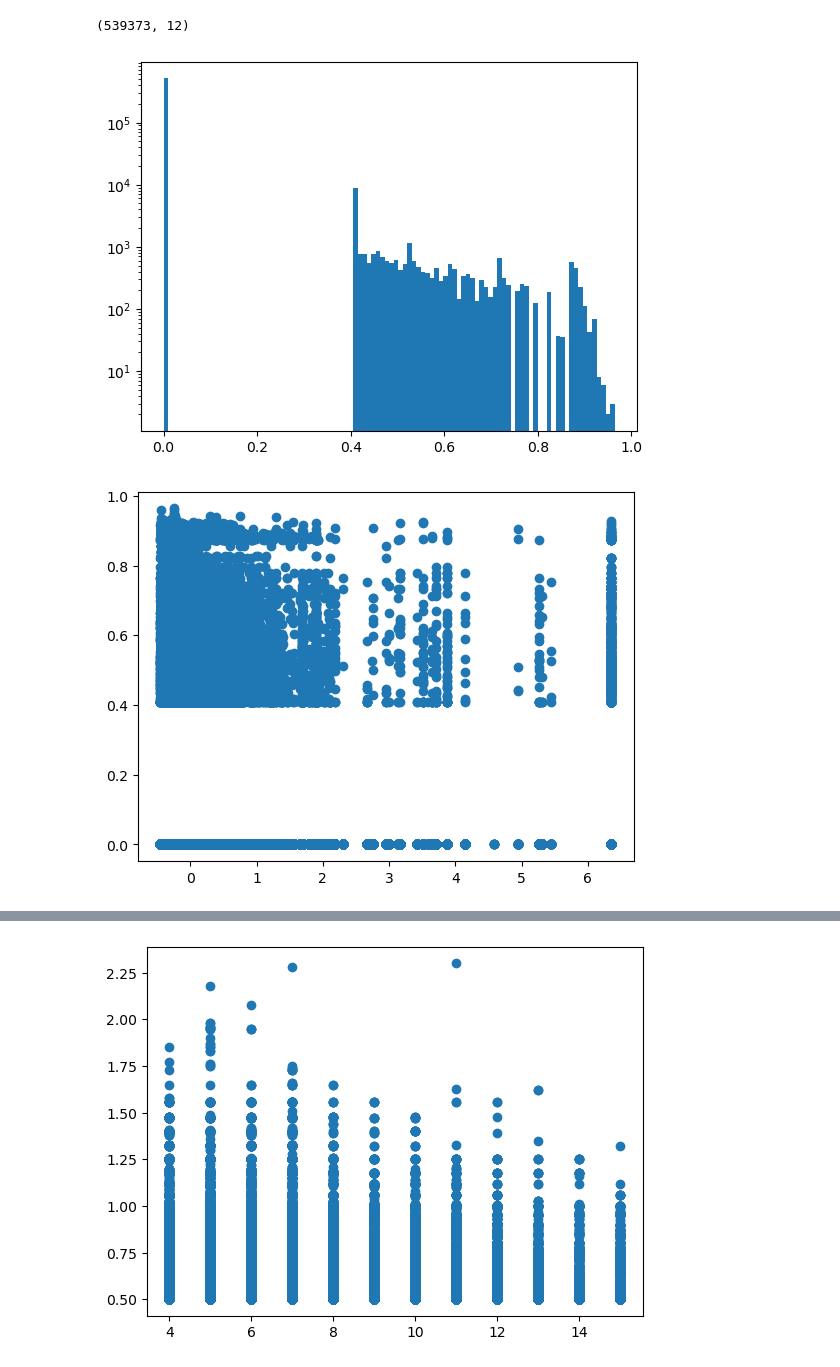
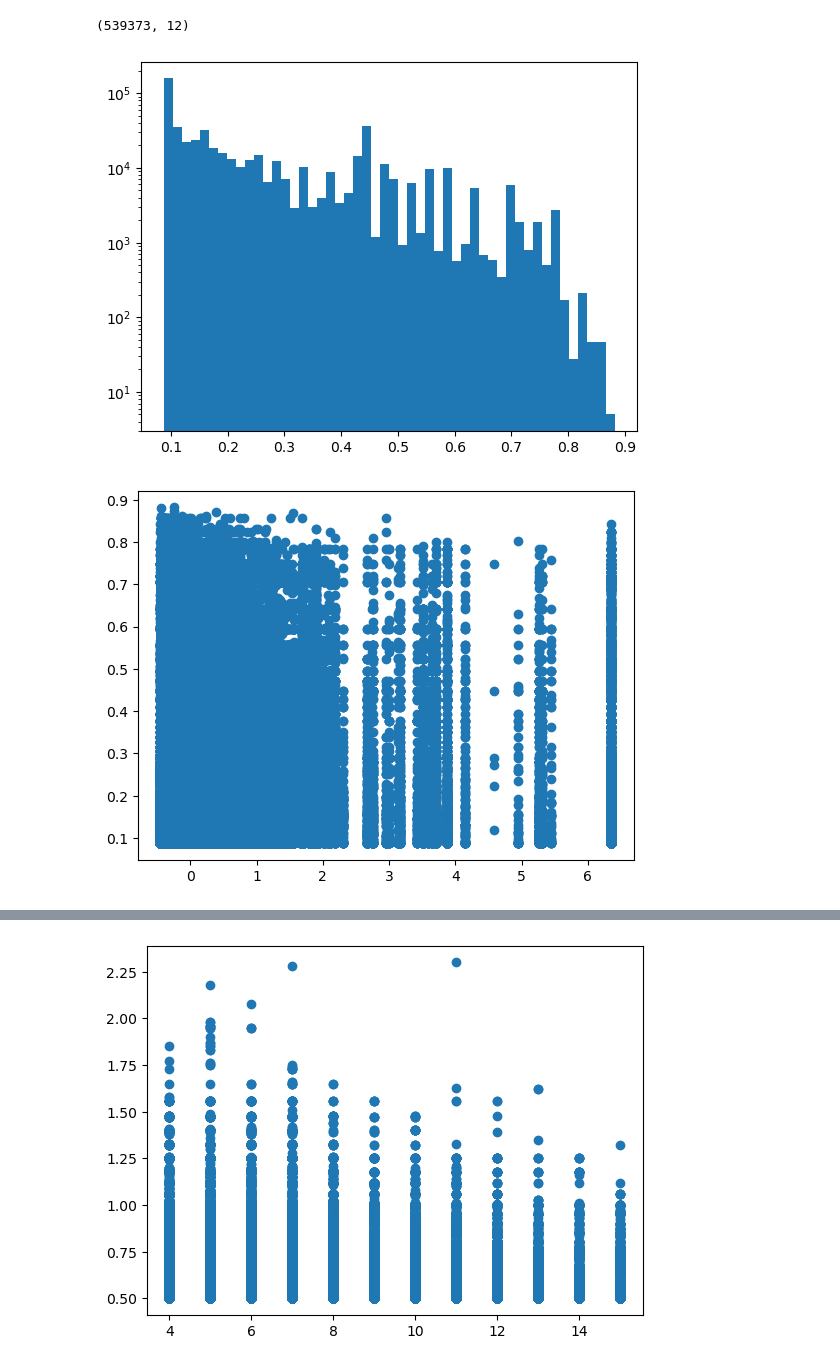
Before and after one commit to TheFreeMan21/machine-n-learnings-inc, a Jupyter notebook: plots.ipynb, the cells around one changed output, grey strips where cells are left out. Drawn from its saved outputs; the diff is of its cells as text; code cells hidden in the pictures.

Commit message:
I have added the new part which we will use to create the neccessary plots for the report.

```diff
--- a/plots.ipynb
+++ b/plots.ipynb
@@ -24,20 +24,21 @@ print(df.shape)
 [figure]
 (539373, 12)
 # %%
-alpha=10 # If we want to penaltize the claimnb more
+alpha=2 # If we want to penaltize the claimnb more
 beta=0 # If we want to finetune the exposure part
-df['Risk'] = (np.log(1+(df['ClaimNb']**alpha)/(df['Exposure']+beta))/(1+(np.log(1+(df['ClaimNb']**alpha)/(df['Exposure']+beta)))))
+gamma=0.1 # To avoid log(0)
+df['Risk'] = (np.log(1+(gamma+df['ClaimNb']**alpha)/(df['Exposure']+beta))/(1+(np.log(1+(gamma+df['ClaimNb']**alpha)/(df['Exposure']+beta)))))
 # %%
-plt.hist(df['Risk'],100)
+plt.hist(df['Risk'],50)
 plt.yscale('log')
 plt.show()
 # %% [output]
-[figure, old version]
+[figure, new version]
 # %%
 plt.scatter(df['Density_scaled'],df['Risk'])
 plt.show()
 # %% [output]
-[figure, old version]
+[figure, new version]
 # %%
 car_brands_risk = df.groupby('VehBrand')['Risk'].mean().to_dict()
 
```
Also changed, not shown: parts of 19 cells of this notebook.
